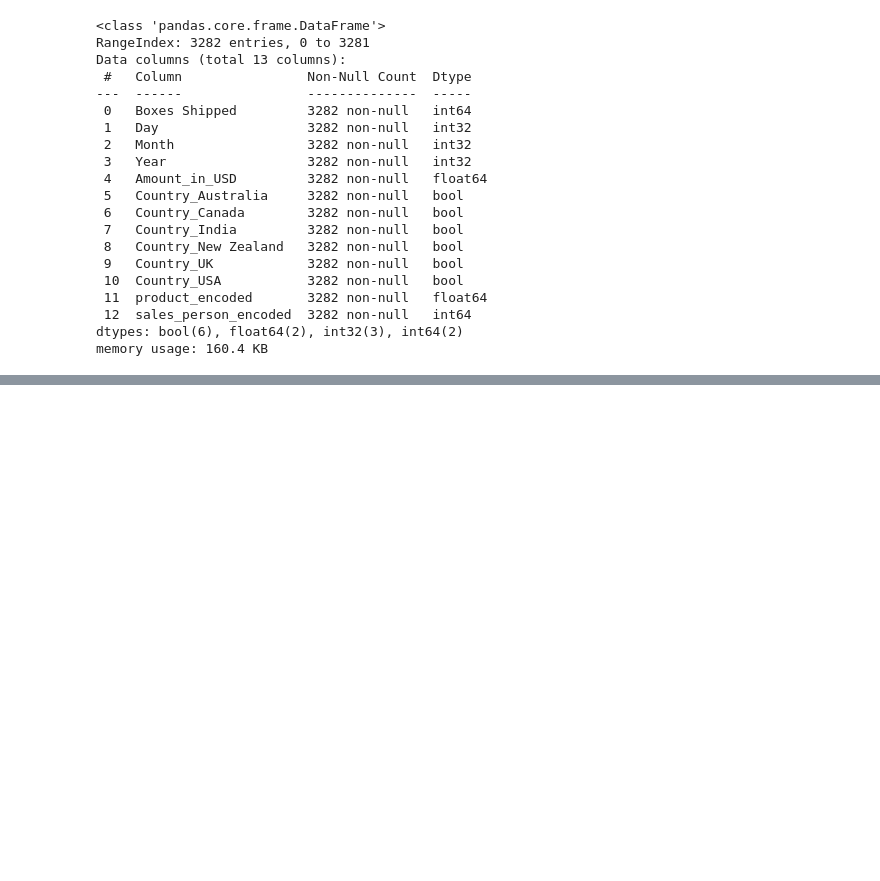
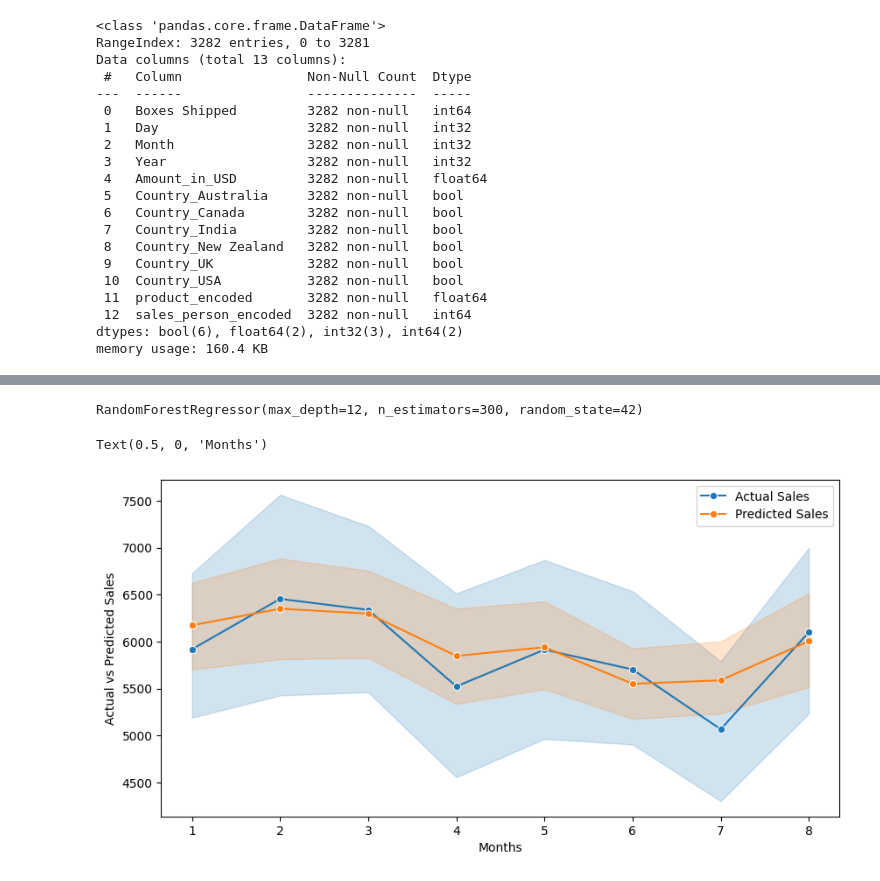
Before and after one commit to NeonHalo17/Chocolate_sales_dataset_practice, a Jupyter notebook: test.ipynb, the cells around one changed output, grey strips where cells are left out. Drawn from its saved outputs; the diff is of its cells as text; code cells hidden in the pictures; blank space fills up the shorter version.

```diff
--- a/test.ipynb
+++ b/test.ipynb
@@ -256,0 +284,49 @@ df.describe()
+# %%
+#split dataset into training and testing parts
+X_train, X_test, y_train, y_test = train_test_split(
+    X, y, test_size=0.2, random_state=42
+)
+# %%
+### Train model
+regressor = RandomForestRegressor(
+    n_estimators=300,
+    max_depth=12,
+    random_state=42
+)
+
+regressor.fit(X_train, y_train)
+# %% [output]
+RandomForestRegressor(max_depth=12, n_estimators=300, random_state=42)
+# %%
+### model predicted value testing test split
+y_pred = regressor.predict(X_test)
+# %%
+plot_df = pd.DataFrame({
+    "Month": X_test["Month"].values,
+    "Actual": y_test.values,
+    "Predicted": y_pred
+})
+# %%
+plt.figure(figsize=(10,5))
+
+sns.lineplot(
+    data=plot_df,
+    x="Month",
+    y="Actual",
+    marker='o',
+    label="Actual Sales",
+)
+
+sns.lineplot(
+    data=plot_df,
+    x="Month",
+    y="Predicted",
+    marker='o',
+    label="Predicted Sales",
+)
+
+plt.ylabel('Actual vs Predicted Sales')
+plt.xlabel('Months')
+# %% [output]
+Text(0.5, 0, 'Months')
+[figure, added]
```
Also changed, not shown: parts of 9 cells of this notebook.
